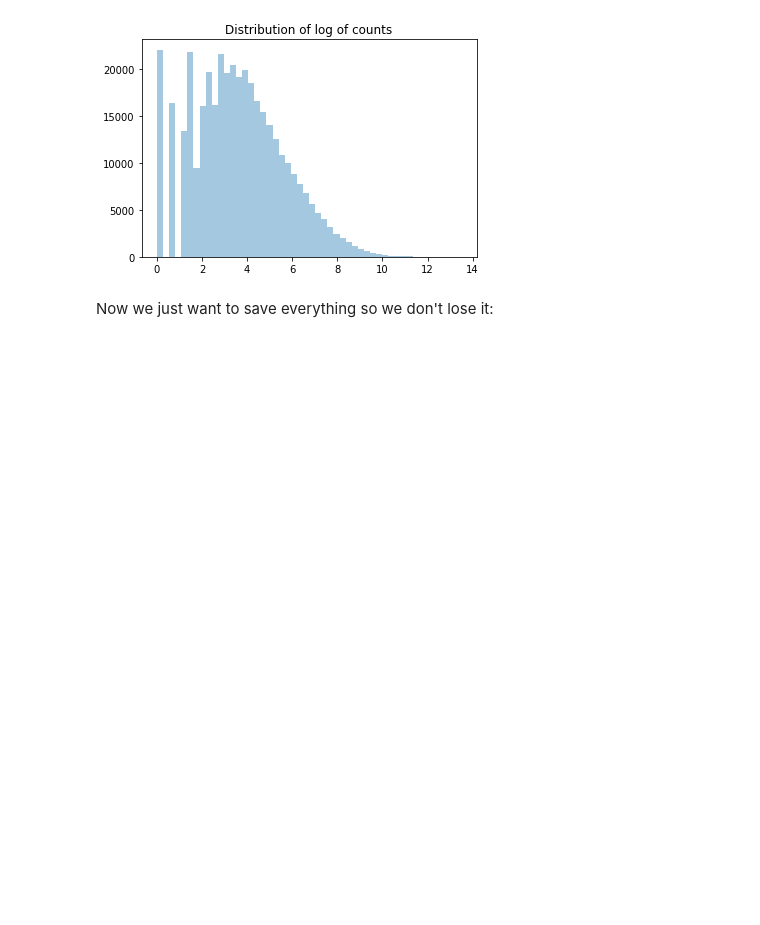
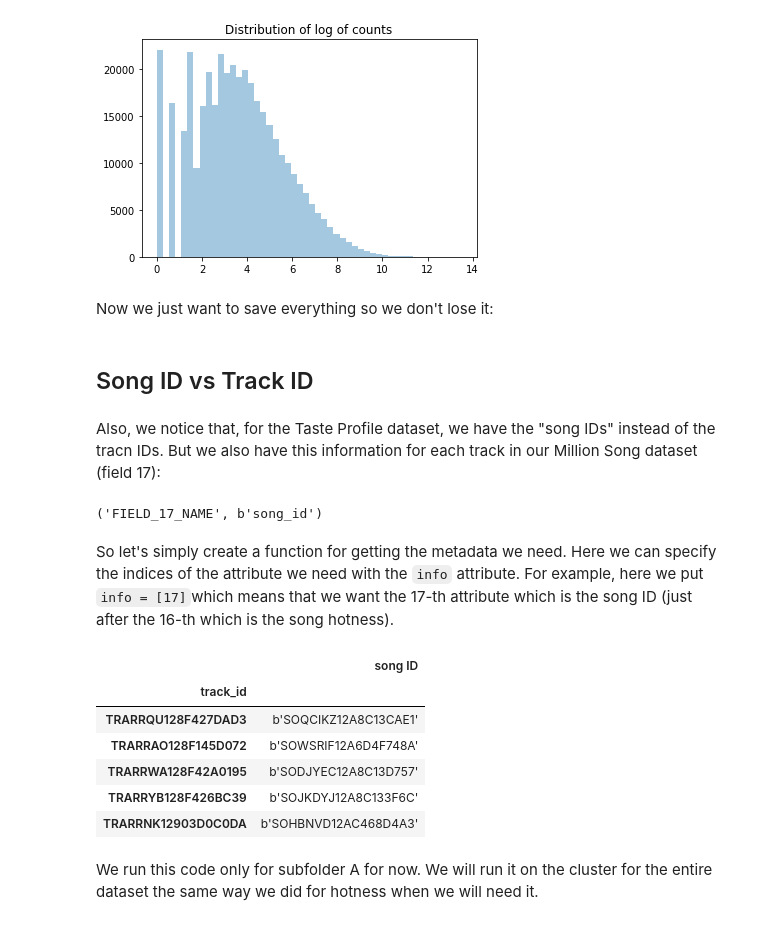
Before and after one commit to Victor-Palacios/epfl_ada, a Jupyter notebook: Project/milestone_2_full_nb.ipynb, the cells around one changed output. Drawn from its saved outputs; the diff is of its cells as text; code cells hidden in the pictures; blank space fills up the shorter version.

Commit message:
Added a discussion on "Track ID vs Song ID"

````diff
--- a/Project/milestone_2_full_nb.ipynb
+++ b/Project/milestone_2_full_nb.ipynb
@@ -1105,3 +1105,40 @@ sns.distplot(songs_counts.apply(np.log), kde=False)
 Now we just want to save everything so we don't lose it:
 # %%
 songs_counts.to_csv(SONGS_COUNTS_FILE)
+# %% [markdown]
+## Song ID vs Track ID
+# %% [markdown]
+Also, we notice that, for the Taste Profile dataset, we have the "song IDs" instead of the tracn IDs. But we also have this information for each track in our Million Song dataset (field 17):
+# %%
+f = h5py.File(os.path.join(base_dir_data, "A/A/A/TRAAAAK128F9318786.h5"))
+list(f["metadata/songs"].attrs.items())[20]
+# %% [output]
+('FIELD_17_NAME', b'song_id')
+# %% [markdown]
+So let's simply create a function for getting the metadata we need. Here we can specify the indices of the attribute we need with the ```info``` attribute. For example, here we put ```info = [17]```which means that we want the 17-th attribute which is the song ID (just after the 16-th which is the song hotness).
+# %%
+def get_msd_info(basedir, info=[], ext='.h5'):
+    result = pd.DataFrame(columns=["track_id"] + info)
+    for root, dirs, files in os.walk(basedir):
+        files = glob.glob(os.path.join(root, '*'+ext))
+        for f in files:
+            h5_file = h5py.File(str(f))
+            row = [f.split("/")[-1].split(".")[0]] + [h5_file["metadata/songs"].value[0][i] for i in info]
+            result.loc[result.shape[0]] = row
+    return result
+
+song_ids_A = get_msd_info(os.path.join("../datasets/", 'A'), info=[17])
+# %%
+song_ids_A_frame = song_ids_A.set_index("track_id")
+song_ids_A_frame.columns = ["song ID"]
+song_ids_A_frame.head()
+# %% [output]
+|  | song ID |
+| track_id |  |
+| TRARRQU128F427DAD3 | b'SOQCIKZ12A8C13CAE1' |
+| TRARRAO128F145D072 | b'SOWSRIF12A6D4F748A' |
+| TRARRWA128F42A0195 | b'SODJYEC12A8C13D757' |
+| TRARRYB128F426BC39 | b'SOJKDYJ12A8C133F6C' |
+| TRARRNK12903D0C0DA | b'SOHBNVD12AC468D4A3' |
+# %% [markdown]
+We run this code only for subfolder A for now. We will run it on the cluster for the entire dataset the same way we did for hotness when we will need it.
````
